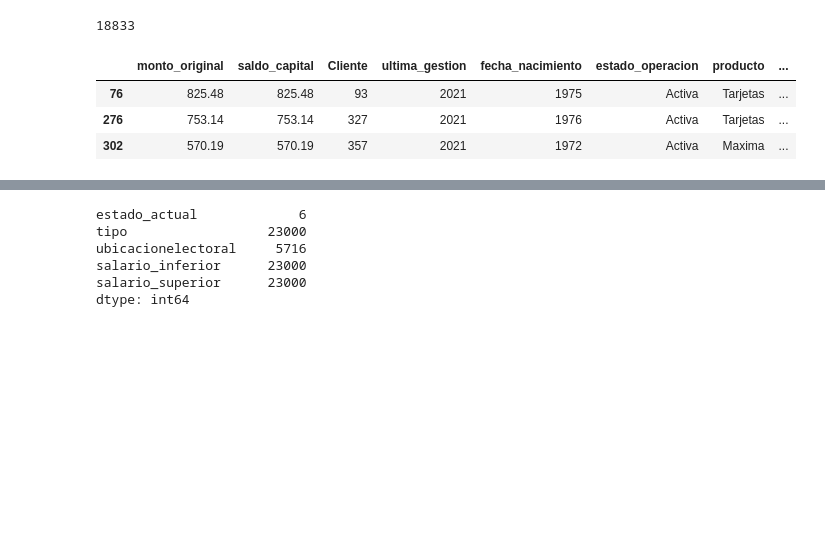
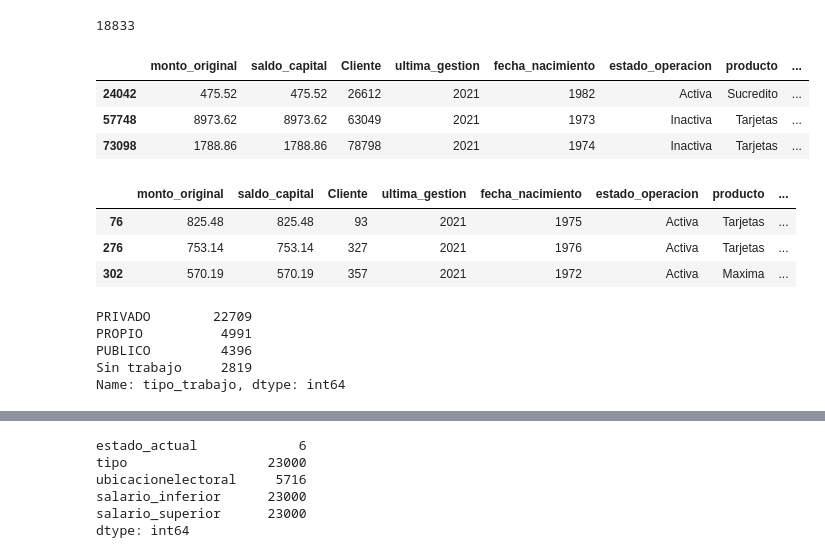
Before and after one commit to JoseDiego101/IMMUNE, a Jupyter notebook: capstone.ipynb, the cells around one changed output, grey strips where cells are left out. Drawn from its saved outputs; the diff is of its cells as text; code cells hidden in the pictures; blank space fills up the shorter version.

```diff
--- a/capstone.ipynb
+++ b/capstone.ipynb
@@ -518,4 +518,11 @@ df_5 = df_4.query("Recuperable == 'Si'")
 df_6 = df_4.query("Recuperable == 'No'").sample(df_4['Recuperable'].value_counts().values[1])
 frames = [df_5, df_6]
 df_7 = pd.concat(frames)
+# %%
+df_7.sample(3)
+# %% [output]
+|  | monto_original | saldo_capital | Cliente | ultima_gestion | fecha_nacimiento | estado_operacion | producto | ... |
+| 24042 | 475.52 | 475.52 | 26612 | 2021 | 1982 | Activa | Sucredito | ... |
+| 57748 | 8973.62 | 8973.62 | 63049 | 2021 | 1973 | Inactiva | Tarjetas | ... |
+| 73098 | 1788.86 | 1788.86 | 78798 | 2021 | 1974 | Inactiva | Tarjetas | ... |
 # %%
@@ -527,6 +534,14 @@ df_7.head(3)
 | 76 | 825.48 | 825.48 | 93 | 2021 | 1975 | Activa | Tarjetas | ... |
 | 276 | 753.14 | 753.14 | 327 | 2021 | 1976 | Activa | Tarjetas | ... |
 | 302 | 570.19 | 570.19 | 357 | 2021 | 1972 | Activa | Maxima | ... |
+# %%
+df_8['tipo_trabajo'].value_counts()
+# %% [output]
+PRIVADO        22709
+PROPIO          4991
+PUBLICO         4396
+Sin trabajo     2819
+Name: tipo_trabajo, dtype: int64
 # %%
 df_8 = df_7.query("producto == 'Tarjetas'")
 # %%
```
Also changed, not shown: parts of 30 cells of this notebook.
